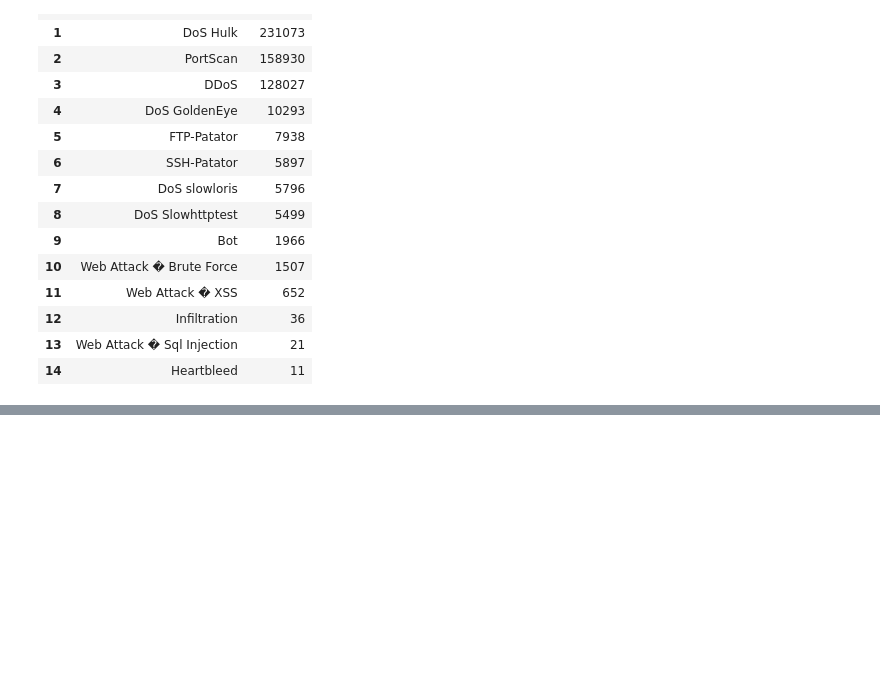
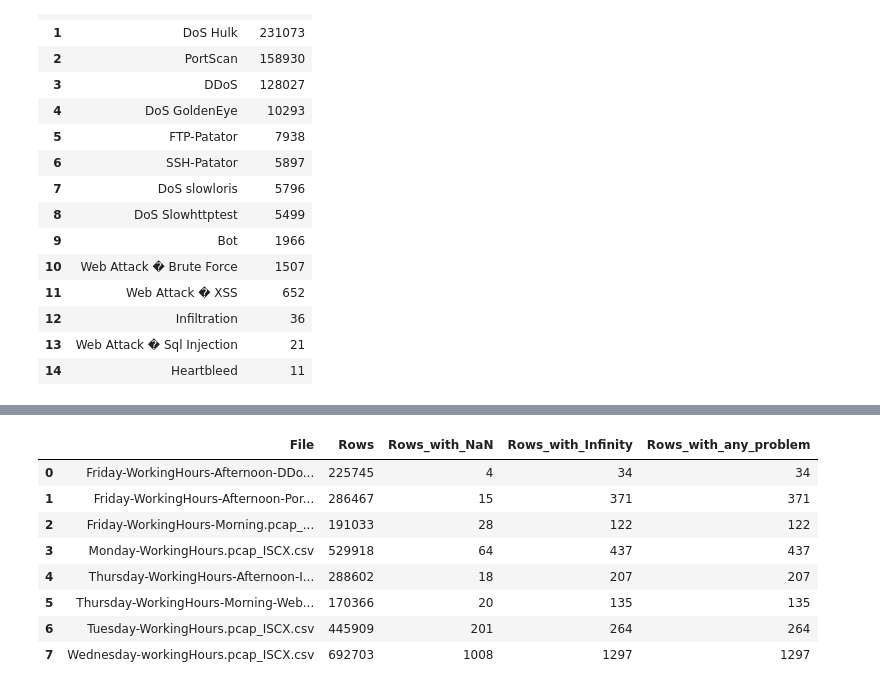
Before and after one commit to aikastark/nids-dissertation, a Jupyter notebook: 04-Implementation/data_exploration.ipynb, the cells around one changed output, grey strips where cells are left out. Cells and saved outputs as stored; diff of their text form; code cells hidden in the pictures; blank space fills up the shorter version.

```diff
--- a/04-Implementation/data_exploration.ipynb
+++ b/04-Implementation/data_exploration.ipynb
@@ -177,0 +372,36 @@ class_distribution
+# %%
+bad_rows_summary = []
+
+for file in csv_files:
+    df = pd.read_csv(file)
+    df.columns = df.columns.str.strip()
+
+    numeric_cols = df.select_dtypes(include=[np.number]).columns
+
+    has_nan = df.isna().any(axis=1)
+    has_inf = np.isinf(df[numeric_cols]).any(axis=1)
+
+    bad_rows = has_nan | has_inf
+
+    bad_rows_summary.append({
+        "File": file.name,
+        "Rows": len(df),
+        "Rows_with_NaN": has_nan.sum(),
+        "Rows_with_Infinity": has_inf.sum(),
+        "Rows_with_any_problem": bad_rows.sum()
+    })
+
+    del df
+
+bad_rows_df = pd.DataFrame(bad_rows_summary)
+bad_rows_df
+# %% [output]
+|  | File | Rows | Rows_with_NaN | Rows_with_Infinity | Rows_with_any_problem |
+| 0 | Friday-WorkingHours-Afternoon-DDo... | 225745 | 4 | 34 | 34 |
+| 1 | Friday-WorkingHours-Afternoon-Por... | 286467 | 15 | 371 | 371 |
+| 2 | Friday-WorkingHours-Morning.pcap_... | 191033 | 28 | 122 | 122 |
+| 3 | Monday-WorkingHours.pcap_ISCX.csv | 529918 | 64 | 437 | 437 |
+| 4 | Thursday-WorkingHours-Afternoon-I... | 288602 | 18 | 207 | 207 |
+| 5 | Thursday-WorkingHours-Morning-Web... | 170366 | 20 | 135 | 135 |
+| 6 | Tuesday-WorkingHours.pcap_ISCX.csv | 445909 | 201 | 264 | 264 |
+| 7 | Wednesday-workingHours.pcap_ISCX.csv | 692703 | 1008 | 1297 | 1297 |
```
Also changed, not shown: parts of 6 cells of this notebook, 2 other files.
